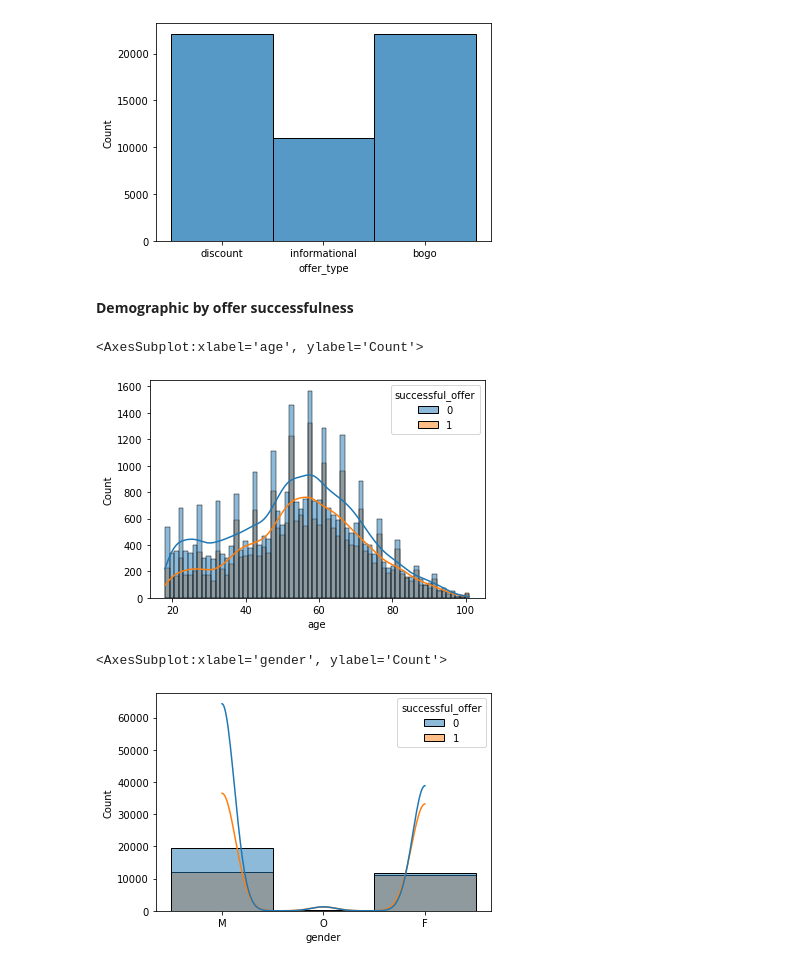
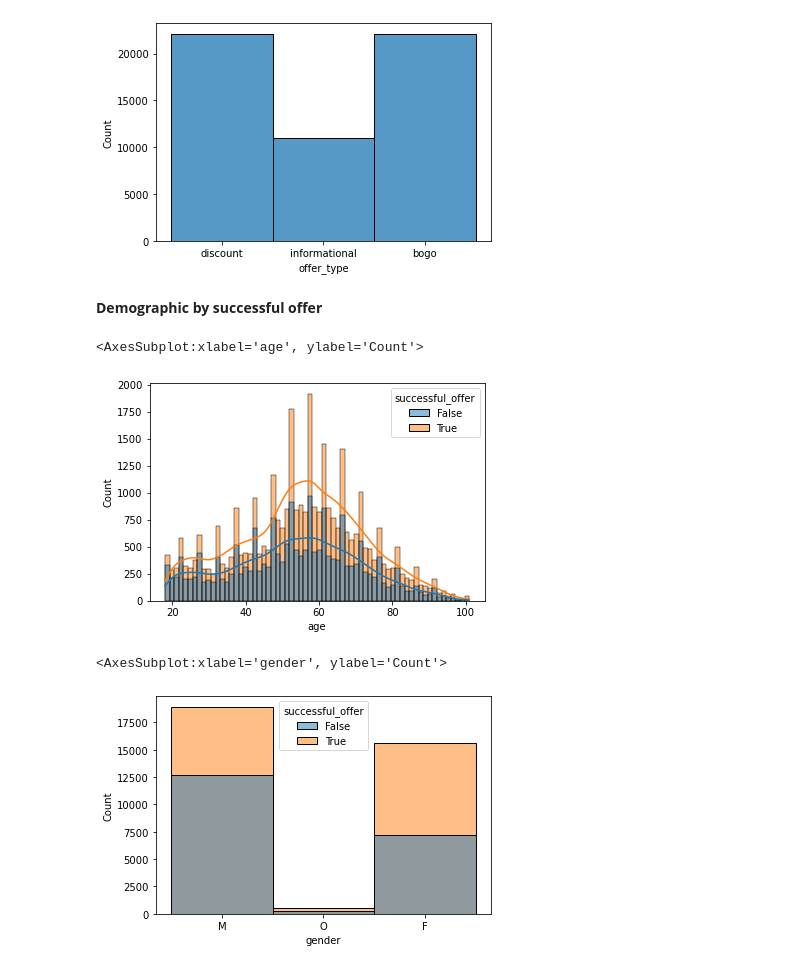
Before and after one commit to fuza-ail/Starbucks-Customer-Segmentation, a Jupyter notebook: Starbucks_customer_segmentation.ipynb, the cells around one changed output. Saved outputs shown, nothing was run; the diff lists cells and outputs as text; code cells hidden in the pictures.

```diff
--- a/Starbucks_customer_segmentation.ipynb
+++ b/Starbucks_customer_segmentation.ipynb
@@ -299,8 +329,8 @@ An offer is counted as successful if the offer is viewed and completed by the cu
 # %%
 customer_offer = transcript[transcript['offer_id']!=0].groupby(['customer_id','offer_id','event'])['amount'].count().unstack().reset_index(level=[0,1])
 customer_offer.fillna(0, inplace=True)
-customer_offer['successful_offer'] = customer_offer['offer completed'] * customer_offer['offer viewed']
-customer_offer['successful_offer'] = customer_offer['successful_offer'].apply(lambda x: 1 if x>0 else 0)
+
+customer_offer['successful_offer'] = customer_offer['offer completed'] >= customer_offer['offer viewed']
 customer_offer.head()
 # %% [output]
 | event | customer_id | offer_id | offer completed | offer received | offer viewed | successful_offer |
@@ -316,4 +346,11 @@ customer_offer.shape
 # %%
 df_transaction = customer_offer.merge(profile, on="customer_id", how="inner")
 df = df_transaction.merge(portfolio, on="offer_id", how="left")
+# %%
+offer_ids = list(df['offer_id'].unique())
+offer_key = {}
+for index, offer in enumerate(offer_ids):
+  offer_key[offer] = index + 1
+
+df['offer_id'] = df['offer_id'].apply(lambda x: offer_key[x])
 # %%
@@ -363,17 +421,17 @@ sns.histplot(data=df['offer_type'])
 <AxesSubplot:xlabel='offer_type', ylabel='Count'>
 [figure]
 # %% [markdown]
-**Demographic by offer successfulness**
+**Demographic by successful offer**
 # %%
 sns.histplot(df, x='age', hue='successful_offer', kde=True)
 # %% [output]
 <AxesSubplot:xlabel='age', ylabel='Count'>
-[figure, old version]
+[figure, new version]
 # %%
-sns.histplot(df, x='gender', hue='successful_offer', kde=True)
+sns.histplot(df, x='gender', hue='successful_offer')
 # %% [output]
 <AxesSubplot:xlabel='gender', ylabel='Count'>
-[figure, old version]
+[figure, new version]
 # %%
 sns.histplot(df, x='income', hue='successful_offer', kde=True)
 # %% [output]
```
Also changed, not shown: parts of 51 cells of this notebook.
